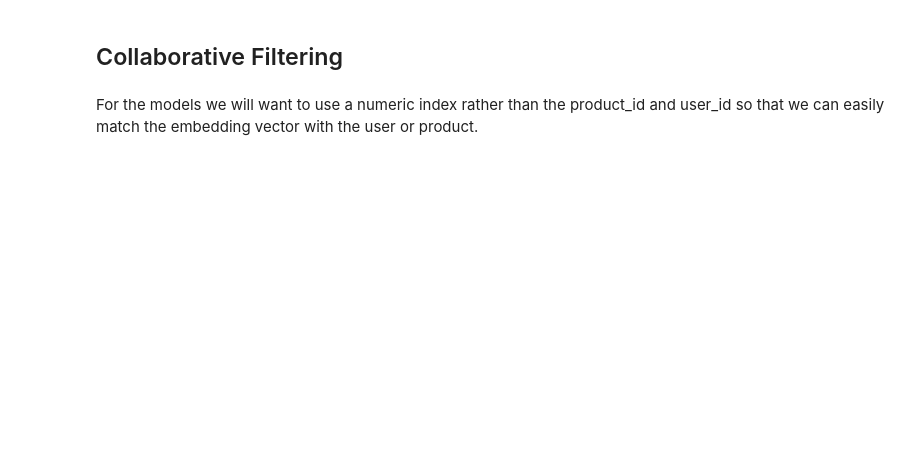
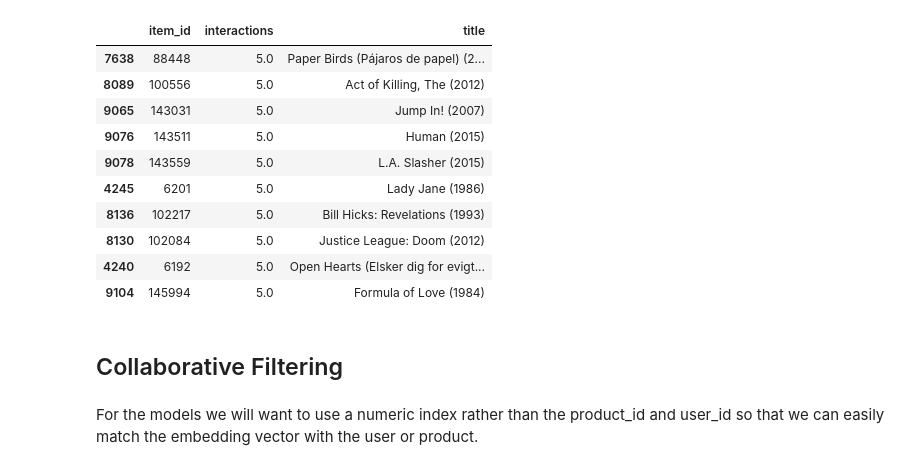
Before and after one commit to csmithchicago/YouChoose, a Jupyter notebook: notebooks/02_collaborative_filtering.ipynb, the cells around one changed output. Cells and saved outputs as stored; diff of their text form; code cells hidden in the pictures; blank space fills up the shorter version.

```diff
--- a/notebooks/02_collaborative_filtering.ipynb
+++ b/notebooks/02_collaborative_filtering.ipynb
@@ -53,3 +117,18 @@ plt.show()
+# %%
+highest_rated["title"] = highest_rated.item_id.map(movie_dict)
+highest_rated.head(10)
+# %% [output]
+|  | item_id | interactions | title |
+| 7638 | 88448 | 5.0 | Paper Birds (Pájaros de papel) (2... |
+| 8089 | 100556 | 5.0 | Act of Killing, The (2012) |
+| 9065 | 143031 | 5.0 | Jump In! (2007) |
+| 9076 | 143511 | 5.0 | Human (2015) |
+| 9078 | 143559 | 5.0 | L.A. Slasher (2015) |
+| 4245 | 6201 | 5.0 | Lady Jane (1986) |
+| 8136 | 102217 | 5.0 | Bill Hicks: Revelations (1993) |
+| 8130 | 102084 | 5.0 | Justice League: Doom (2012) |
+| 4240 | 6192 | 5.0 | Open Hearts (Elsker dig for evigt... |
+| 9104 | 145994 | 5.0 | Formula of Love (1984) |
 # %% [markdown]
 ## Collaborative Filtering
 # %% [markdown]
```
Also changed, not shown: parts of 22 cells of this notebook, 2 other files.
